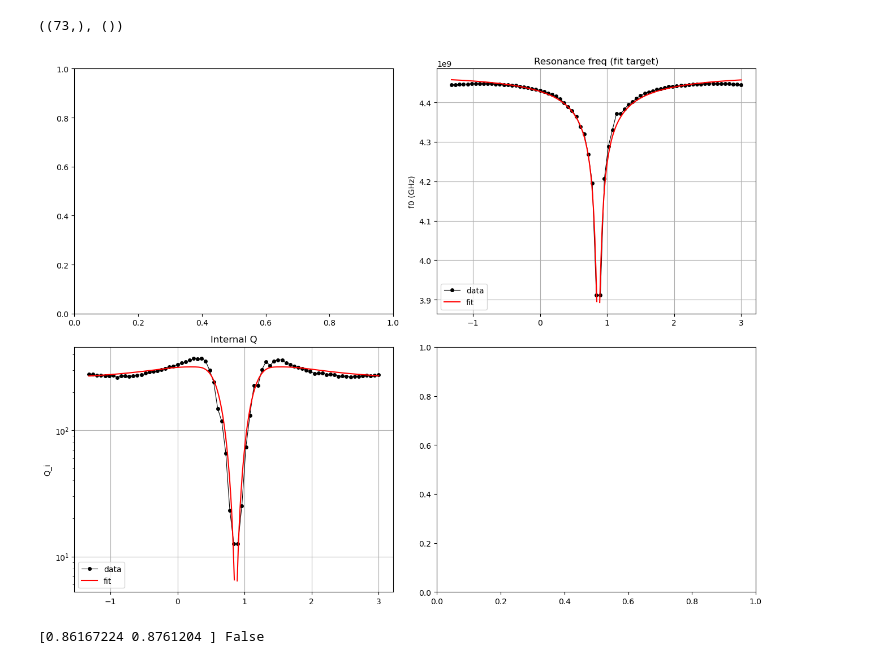
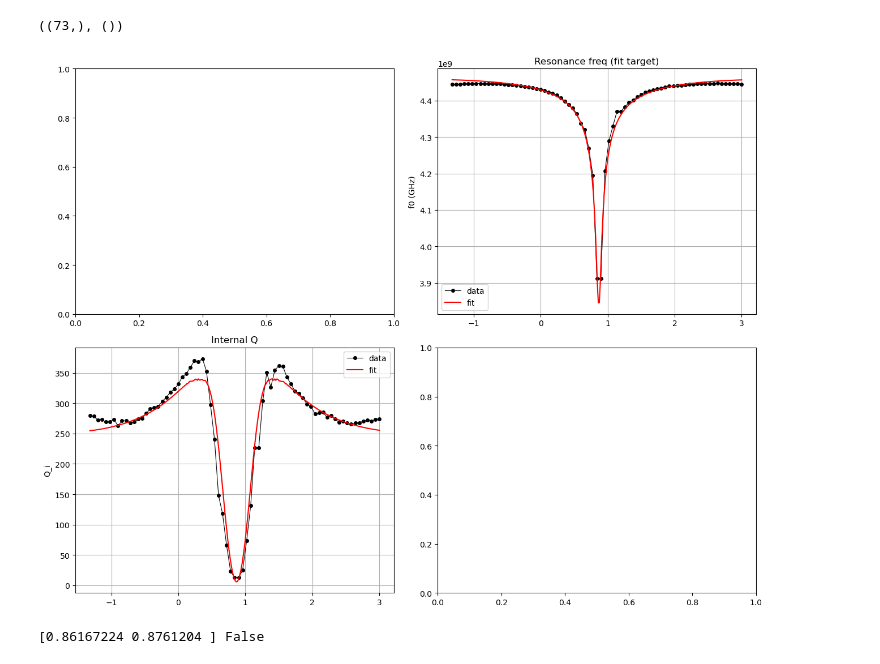
Before and after one commit to foysalx/Tunable-Coupler, a Jupyter notebook: TC-Main-012/TC-Main-012_fit-v1.ipynb, the cells around one changed output. Saved outputs shown, nothing was run; the diff lists cells and outputs as text; code cells hidden in the pictures.

```diff
--- a/TC-Main-012/TC-Main-012_fit-v1.ipynb
+++ b/TC-Main-012/TC-Main-012_fit-v1.ipynb
@@ -745,7 +895,7 @@ def model_q_factors(I_arr, L0, LT, L_l, C_l, C_c, R_j, M, O, l_f, f_bounds, n_fr
 
     # retry failed points on windows centred on f0, widening until the Lorentzian fit is accepted
     for k in np.where(~np.isfinite(q_i) & np.isfinite(f0))[0]:
-        for span in (2e6, 10e6, 50e6, 200e6, 600e6, 800e6, 1e9, 1.2e9, 1.4e9, 1.8e9, 2e9, 2.5e9, 3e9):
+        for span in (2e6, 10e6, 50e6, 200e6, 600e6, 800e6, 1e9):
             f_z = np.linspace(f0[k] - span, f0[k] + span, 1000)
             qL, qi, qe, f0z = calculate_q_factors(f_z, S_of(delta[k], f_z)[:, None])
             if np.isfinite(qi[0]):
@@ -844,9 +994,9 @@ M_mag = 2*np.pi / np.abs(((I.min() -I.max())*1e-6))
 #L_l = 4.9137e-7
 #C_l = 1.2861e-10
 
-p0 = [0.979, 0.412e-9, L_l, C_l, 13e-15, 20, M_mag, O_guess, 400]
-lower = [0.8, 0.2e-9, 0.5*L_l, 0.5*C_l, 10e-15, 15,  -1.1*M_mag, -np.pi, 300]
-upper = [0.98, 0.55e-9, 1.5*L_l, 1.5*C_l, 30e-15, 30, 1.1*M_mag, np.pi, 500]
+p0 = [0.979, 0.5e-9, L_l, C_l, 13e-15, 20, M_mag, O_guess, 400]
+lower = [0.8, 0.3e-9, 0.5*L_l, 0.5*C_l, 10e-15, 15,  -1.1*M_mag, -np.pi, 300]
+upper = [0.98, 0.6e-9, 1.5*L_l, 1.5*C_l, 15e-15, 30, 1.1*M_mag, np.pi, 500]
 
 res = least_squares(
     summary_residuals_QL_f0, p0,
@@ -920,29 +1070,29 @@ Qi.shape, Q_alpha_f.shape
 # %%
 I_plot_uA = np.linspace(I.min(), I.max(), 300)
 I_plot_A = I_plot_uA * 1e-6
 QL_model, q_i_model, q_e_model, f0_model = model_q_factors(
-    I_plot_A, a_f*LT_f/2, LT_f, Ll_f, Cl_f, Cc_f, Rj_f, M_f, O_f, R_L, (Freq.min(), Freq.max())
+    I_plot_A, a_f*LT_f/2, LT_f, Ll_f, Cl_f, Cc_f, Rj_f, M_f, O_f, R_L, (Freq.min()-1e9, Freq.max()+1e9)
 )
 
 fig, axes = plt.subplots(2, 2, figsize=(13, 10))
 # axes[0,0].plot(I, Ql, 'ko-', ms=4, lw=0.8, label='data')
 # axes[0,0].plot(I_plot_uA, QL_model, 'r-', lw=1.5, label='fit')
 # axes[0,0].set_ylabel('Q_L'); axes[0,0].set_title('Loaded Q (fit target)'); axes[0,0].legend(); axes[0,0].grid(True)
 
 axes[0,1].plot(I, f0_shift, 'ko-', ms=4, lw=0.8, label='data')
 axes[0,1].plot(I_plot_uA, f0_model, 'r-', lw=1.5, label='fit')
 axes[0,1].set_ylabel('f0 (GHz)'); axes[0,1].set_title('Resonance freq (fit target)'); axes[0,1].legend(); axes[0,1].grid(True)
 
 axes[1,0].plot(I, Qi, 'ko-', ms=4, lw=0.8, label='data')
 axes[1,0].plot(I_plot_uA, (1/q_i_model + 1/Q_alpha_f)**(-1), 'r-', lw=1.5, label='fit')
-axes[1,0].set_ylabel('Q_i'); axes[1,0].set_yscale('log'); axes[1,0].set_title('Internal Q'); axes[1,0].legend(); axes[1,0].grid(True)
+axes[1,0].set_ylabel('Q_i'); axes[1,0].set_yscale('linear'); axes[1,0].set_title('Internal Q'); axes[1,0].legend(); axes[1,0].grid(True)
 
 # axes[1,1].plot(I, Qc, 'ko-', ms=4, lw=0.8, label='data')
 # axes[1,1].plot(I_plot_uA, q_e_model, 'r-', lw=1.5, label='implied')
 # # axes[1,1].set_ylabel('Q_ext'); axes[1,1].set_title('External Q (diagnostic only)'); axes[1,1].legend(); axes[1,1].grid(True)
 plt.tight_layout(); plt.show()
 # %% [output]
-[figure, old version]
+[figure, new version]
 # %%
 bad = ~np.isfinite(q_i_model)
 print(I_plot_uA[bad], np.isfinite(f0_model[bad]).all())
```
Also changed, not shown: parts of 4 cells of this notebook, 5 other files.
